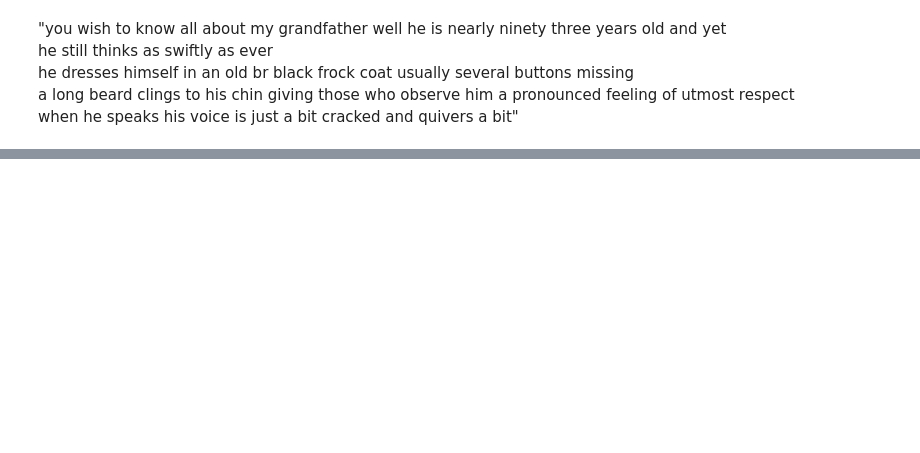
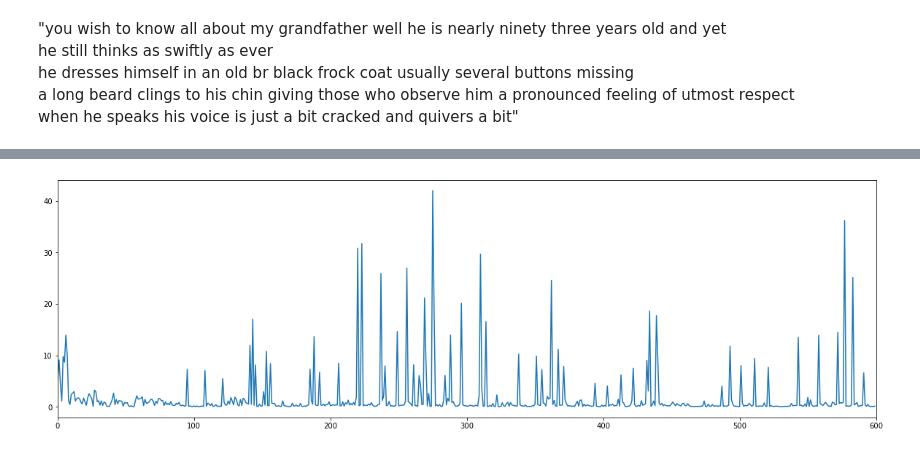
Before and after one commit to Berkeley-Speech-Group/ema_gesture, a Jupyter notebook: modulation_ema_rtMRI.ipynb, the cells around one changed output, grey strips where cells are left out. Cells and saved outputs as stored; diff of their text form; code cells hidden in the pictures; blank space fills up the shorter version.

```diff
--- a/modulation_ema_rtMRI.ipynb
+++ b/modulation_ema_rtMRI.ipynb
@@ -50,0 +77,11 @@ plt.savefig("rr.png")
+# %%
+x_test = np.arange(T_ema-1)
+plt.figure(figsize=(20.1, 6))
+#plt.plot(x_test[:T_ema//3], ema_data_delta_energy[:T_ema//3])
+plt.plot(x_test[:600], ema_data_delta_energy[:600])
+plt.xticks()
+plt.yticks()
+plt.xlim(0,600)
+plt.savefig("rr.png")
+# %% [output]
+[figure, added]
```
Also changed, not shown: parts of 13 cells of this notebook, 26 other files.
